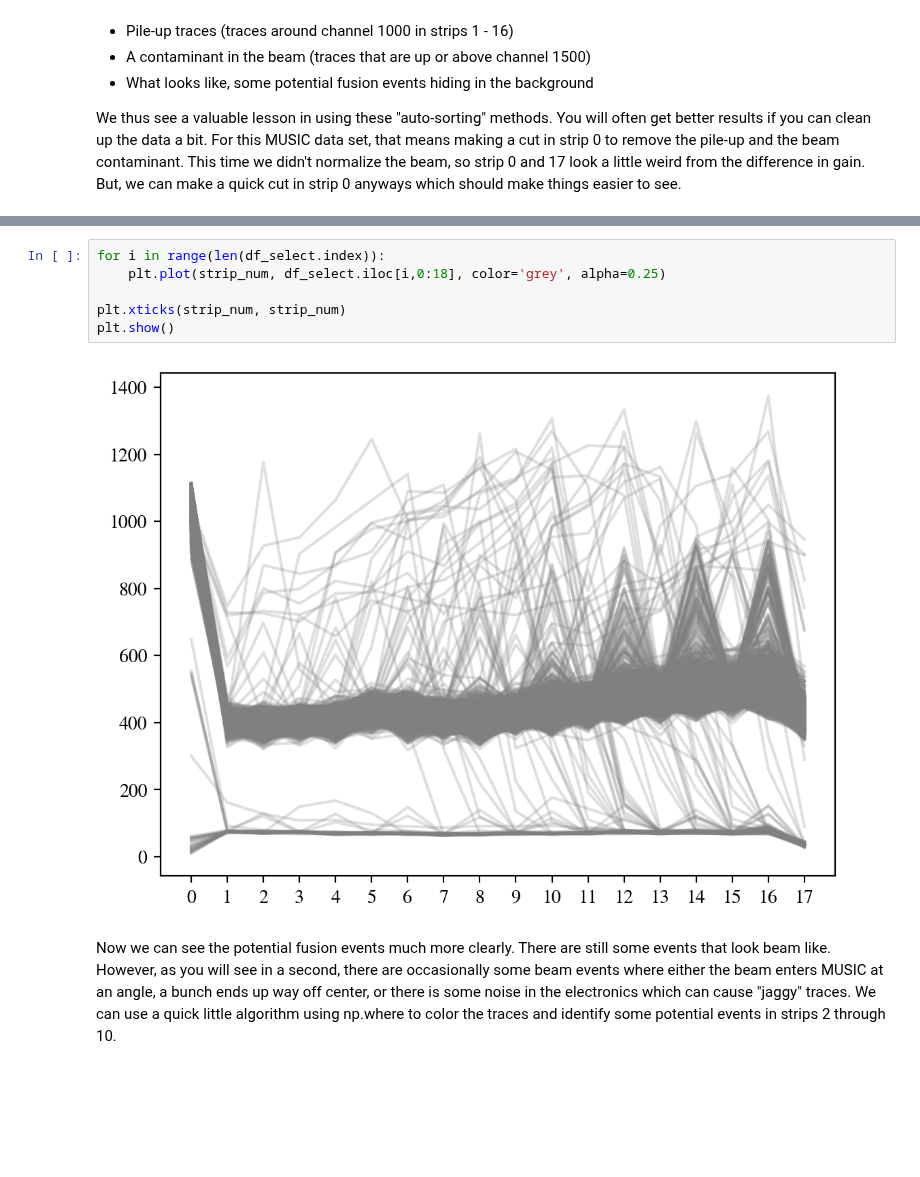
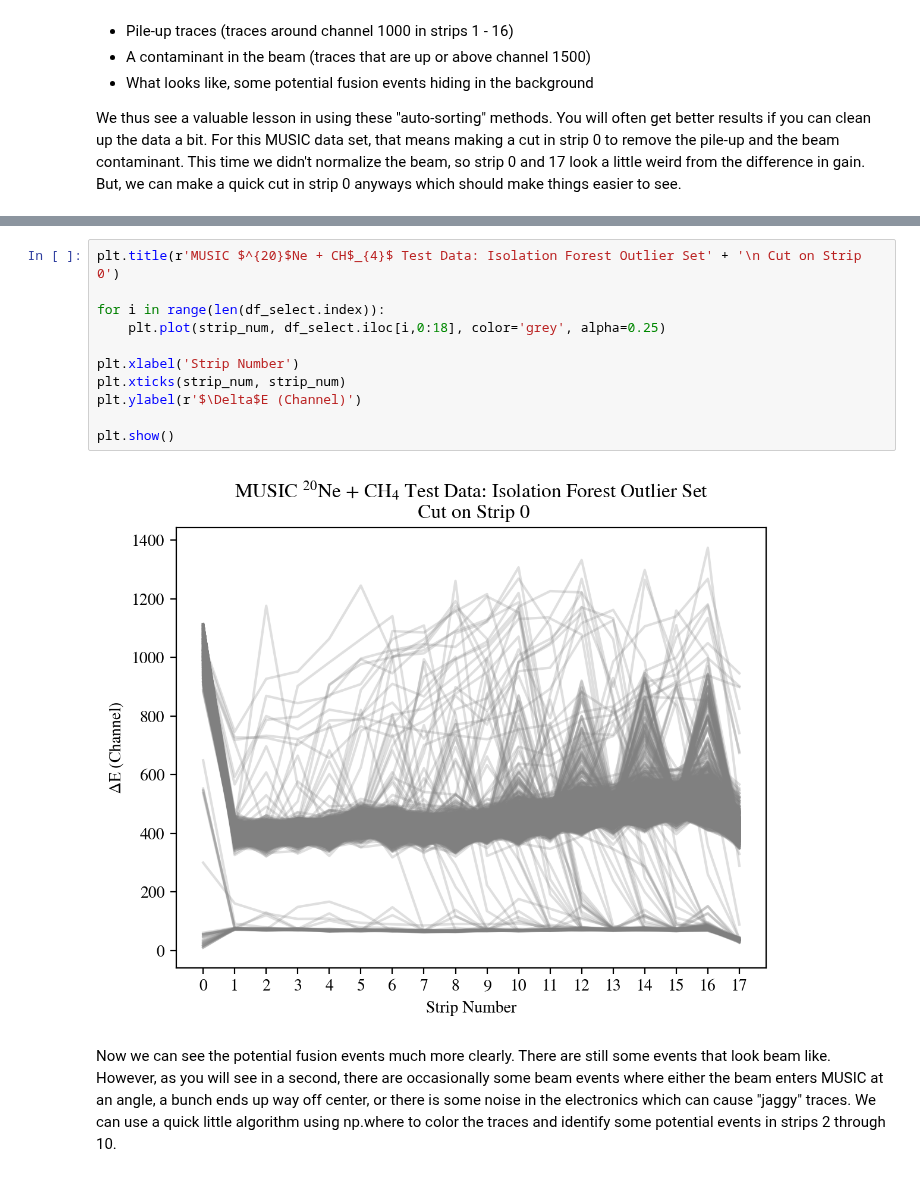
Before and after one commit to dneto1729/MUSIC_with_python, a Jupyter notebook: tutorials/5 - Playing with Scikit-Learn.ipynb, the cells around one changed output, grey strips where cells are left out. Drawn from its saved outputs; the diff is of its cells as text; blank space fills up the shorter version.

```diff
--- a/tutorials/5 - Playing with Scikit-Learn.ipynb
+++ b/tutorials/5 - Playing with Scikit-Learn.ipynb
@@ -297,13 +302,18 @@ df_select.describe()
 | 75% | 1078.000000 | 419.000000 | 409.000000 | 422.000000 | 425.000000 | 455.000000 | 445.000000 | 434.000000 | 441.000000 | 447.000000 | 475.000000 | ... |
 | max | 1114.000000 | 747.000000 | 1176.000000 | 952.000000 | 1064.000000 | 1245.000000 | 1141.000000 | 1109.000000 | 1261.000000 | 1216.000000 | 1307.000000 | ... |
 # %%
+plt.title(r'MUSIC $^{20}$Ne + CH$_{4}$ Test Data: Isolation Forest Outlier Set' + '\n Cut on Strip 0')
+
 for i in range(len(df_select.index)):
     plt.plot(strip_num, df_select.iloc[i,0:18], color='grey', alpha=0.25)
 
+plt.xlabel('Strip Number')
 plt.xticks(strip_num, strip_num)
+plt.ylabel(r'$\Delta$E (Channel)')
+
 plt.show()
 # %% [output]
-[figure, old version]
+[figure, new version]
 # %% [markdown]
 Now we can see the potential fusion events much more clearly. There are still some events that look beam like. However, as you will see in a second, there are occasionally some beam events where either the beam enters MUSIC at an angle, a bunch ends up way off center, or there is some noise in the electronics which can cause "jaggy" traces. We can use a quick little algorithm using np.where to color the traces and identify some potential events in strips 2 through 10.
 # %%
```
Also changed, not shown: parts of 2 cells of this notebook, 1 other file.
